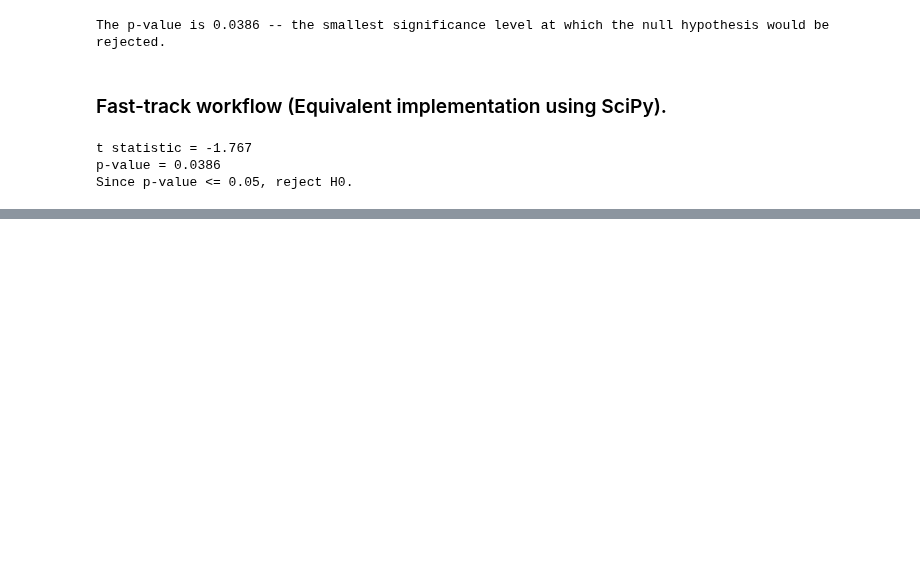
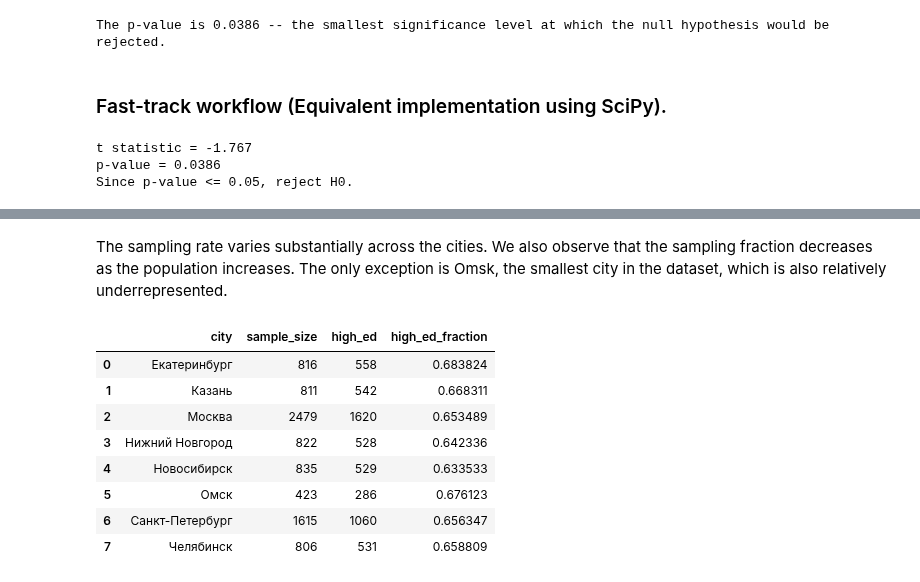
Before and after one commit to TAbramovskaya/code-and-notes, a Jupyter notebook: jnb_01_hypotheses_testing.ipynb, the cells around one changed output, grey strips where cells are left out. Cells and saved outputs as stored; diff of their text form; code cells hidden in the pictures; blank space fills up the shorter version.

```diff
--- a/jnb_01_hypotheses_testing.ipynb
+++ b/jnb_01_hypotheses_testing.ipynb
@@ -131,0 +279,2 @@ Since p-value <= 0.05, reject H0.
+# %% [markdown]
+The sampling rate varies substantially across the cities. We also observe that the sampling fraction decreases as the population increases. The only exception is Omsk, the smallest city in the dataset, which is also relatively underrepresented.
@@ -131,0 +283,23 @@ Since p-value <= 0.05, reject H0.
+# %%
+high_education_fraction = (
+    cities.assign(high_ed=cities["education"].isin(high_education_labels))
+    .groupby("city")
+    .agg(
+        sample_size=("education", "size"),
+        high_ed=("high_ed", "sum"),
+        high_ed_fraction=("high_ed", "mean")
+    )
+    .reset_index()
+)
+
+high_education_fraction
+# %% [output]
+|  | city | sample_size | high_ed | high_ed_fraction |
+| 0 | Екатеринбург | 816 | 558 | 0.683824 |
+| 1 | Казань | 811 | 542 | 0.668311 |
+| 2 | Москва | 2479 | 1620 | 0.653489 |
+| 3 | Нижний Новгород | 822 | 528 | 0.642336 |
+| 4 | Новосибирск | 835 | 529 | 0.633533 |
+| 5 | Омск | 423 | 286 | 0.676123 |
+| 6 | Санкт-Петербург | 1615 | 1060 | 0.656347 |
+| 7 | Челябинск | 806 | 531 | 0.658809 |
```
Also changed, not shown: parts of 50 cells of this notebook.
